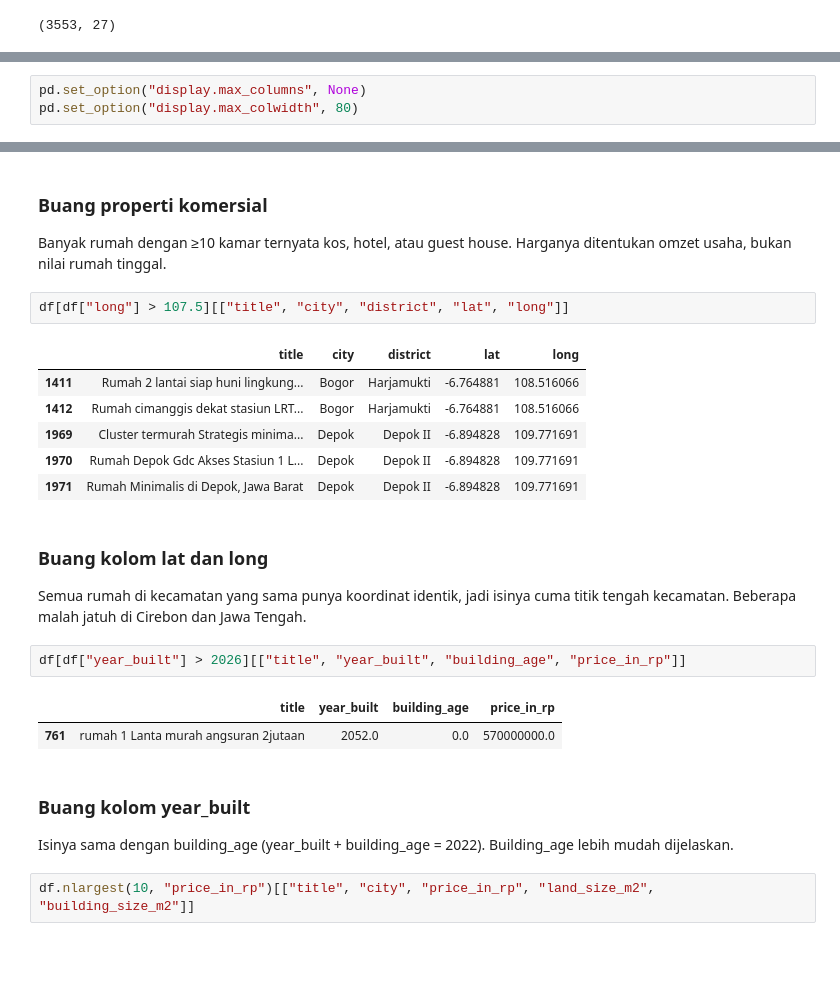
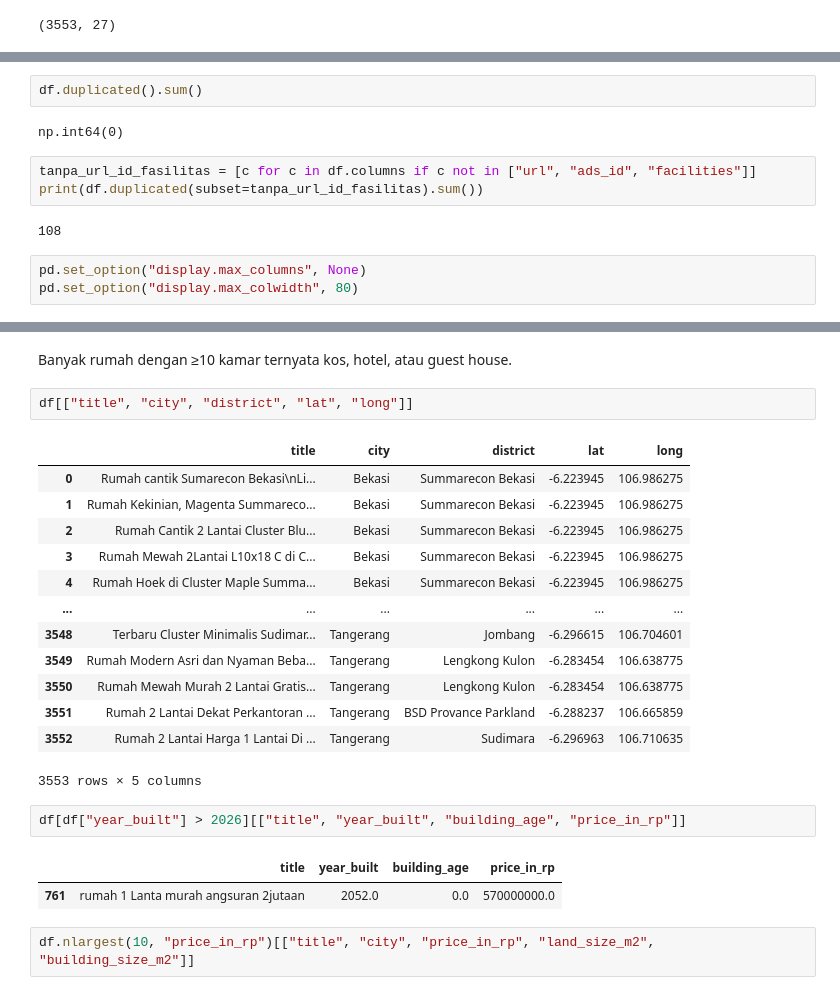
Before and after one commit to Newone0110/Housing_Price_Jabodetabek_-Progress-, a Jupyter notebook: notebook/01_Data_Exploration.ipynb, the cells around one changed output, grey strips where cells are left out. Drawn from its saved outputs; the diff is of its cells as text; blank space fills up the shorter version.

```diff
--- a/notebook/01_Data_Exploration.ipynb
+++ b/notebook/01_Data_Exploration.ipynb
@@ -55,3 +95,12 @@ df.shape
+# %%
+df.duplicated().sum()
+# %% [output]
+np.int64(0)
+# %%
+tanpa_url_id_fasilitas = [c for c in df.columns if c not in ["url", "ads_id", "facilities"]]
+print(df.duplicated(subset=tanpa_url_id_fasilitas).sum())
+# %% [output]
+108
 # %%
 pd.set_option("display.max_columns", None)
 pd.set_option("display.max_colwidth", 80)
@@ -76,28 +125,28 @@ df[df["bedrooms"]>=10][["city","title","price_in_rp","bedrooms","bathrooms","lan
 | 3354 | Tangerang | Lelang Rumah Kostan 2 Lt di Ciled... | 1.800000e+09 | 10.0 | 10.0 | 380.0 | 600.0 |
 | 3405 | Tangerang | rumah kost di Foresta Studento BS... | 3.500000e+09 | 10.0 | 10.0 | 163.0 | 170.0 |
 # %% [markdown]
-### Buang properti komersial
-Banyak rumah dengan ≥10 kamar ternyata kos, hotel, atau guest house. Harganya ditentukan omzet usaha, bukan nilai rumah tinggal.
+Banyak rumah dengan ≥10 kamar ternyata kos, hotel, atau guest house.
 # %%
-df[df["long"] > 107.5][["title", "city", "district", "lat", "long"]]
+df[["title", "city", "district", "lat", "long"]]
 # %% [output]
 |  | title | city | district | lat | long |
-| 1411 | Rumah 2 lantai siap huni lingkung... | Bogor | Harjamukti | -6.764881 | 108.516066 |
-| 1412 | Rumah cimanggis dekat stasiun LRT... | Bogor | Harjamukti | -6.764881 | 108.516066 |
-| 1969 | Cluster termurah Strategis minima... | Depok | Depok II | -6.894828 | 109.771691 |
-| 1970 | Rumah Depok Gdc Akses Stasiun 1 L... | Depok | Depok II | -6.894828 | 109.771691 |
-| 1971 | Rumah Minimalis di Depok, Jawa Barat | Depok | Depok II | -6.894828 | 109.771691 |
+| 0 | Rumah cantik Sumarecon Bekasi\nLi... | Bekasi | Summarecon Bekasi | -6.223945 | 106.986275 |
+| 1 | Rumah Kekinian, Magenta Summareco... | Bekasi | Summarecon Bekasi | -6.223945 | 106.986275 |
+| 2 | Rumah Cantik 2 Lantai Cluster Blu... | Bekasi | Summarecon Bekasi | -6.223945 | 106.986275 |
+| 3 | Rumah Mewah 2Lantai L10x18 C di C... | Bekasi | Summarecon Bekasi | -6.223945 | 106.986275 |
+| 4 | Rumah Hoek di Cluster Maple Summa... | Bekasi | Summarecon Bekasi | -6.223945 | 106.986275 |
+| ... | ... | ... | ... | ... | ... |
+| 3548 | Terbaru Cluster Minimalis Sudimar... | Tangerang | Jombang | -6.296615 | 106.704601 |
+| 3549 | Rumah Modern Asri dan Nyaman Beba... | Tangerang | Lengkong Kulon | -6.283454 | 106.638775 |
+| 3550 | Rumah Mewah Murah 2 Lantai Gratis... | Tangerang | Lengkong Kulon | -6.283454 | 106.638775 |
+| 3551 | Rumah 2 Lantai Dekat Perkantoran ... | Tangerang | BSD Provance Parkland | -6.288237 | 106.665859 |
+| 3552 | Rumah 2 Lantai Harga 1 Lantai Di ... | Tangerang | Sudimara | -6.296963 | 106.710635 |
+3553 rows × 5 columns
-# %% [markdown]
-### Buang kolom lat dan long
-Semua rumah di kecamatan yang sama punya koordinat identik, jadi isinya cuma titik tengah kecamatan. Beberapa malah jatuh di Cirebon dan Jawa Tengah.
 # %%
 df[df["year_built"] > 2026][["title", "year_built", "building_age", "price_in_rp"]]
 # %% [output]
 |  | title | year_built | building_age | price_in_rp |
 | 761 | rumah 1 Lanta murah angsuran 2jutaan | 2052.0 | 0.0 | 570000000.0 |
-# %% [markdown]
-### Buang kolom year_built
-Isinya sama dengan building_age (year_built + building_age = 2022). Building_age lebih mudah dijelaskan.
 # %%
 df.nlargest(10, "price_in_rp")[["title", "city", "price_in_rp", "land_size_m2", "building_size_m2"]]
 # %% [output]
```
Also changed, not shown: parts of 8 cells of this notebook.
